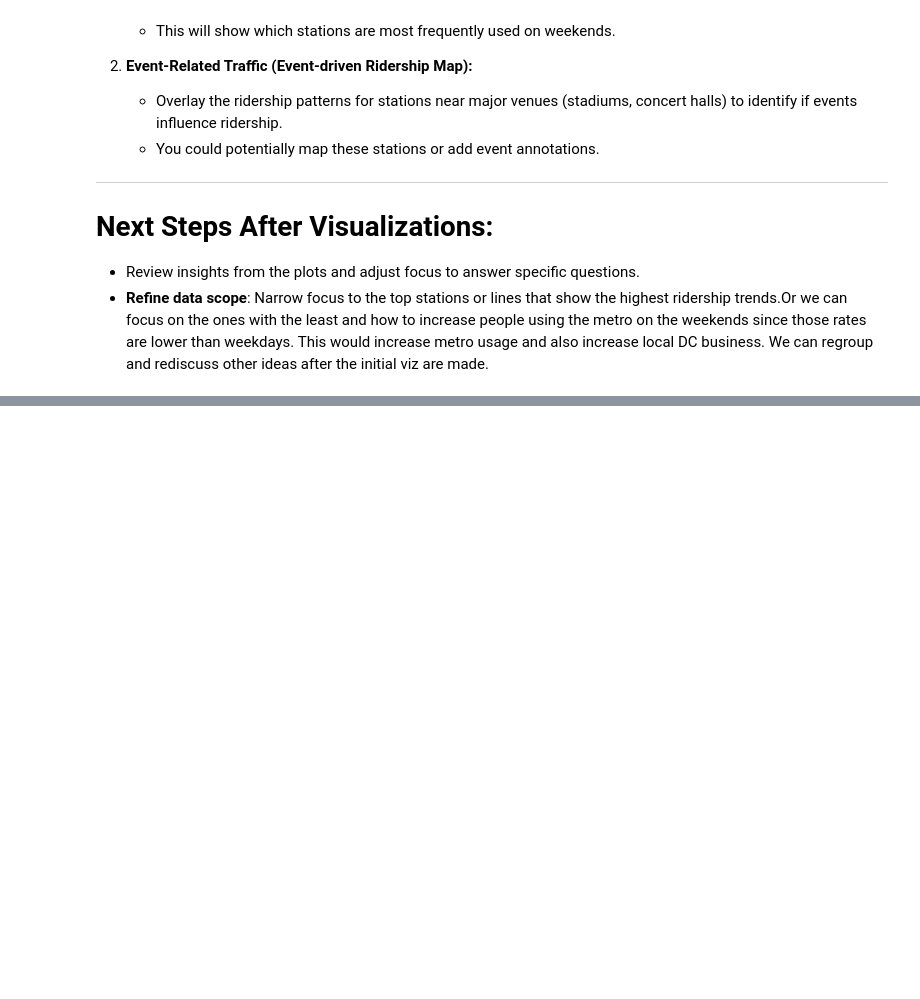
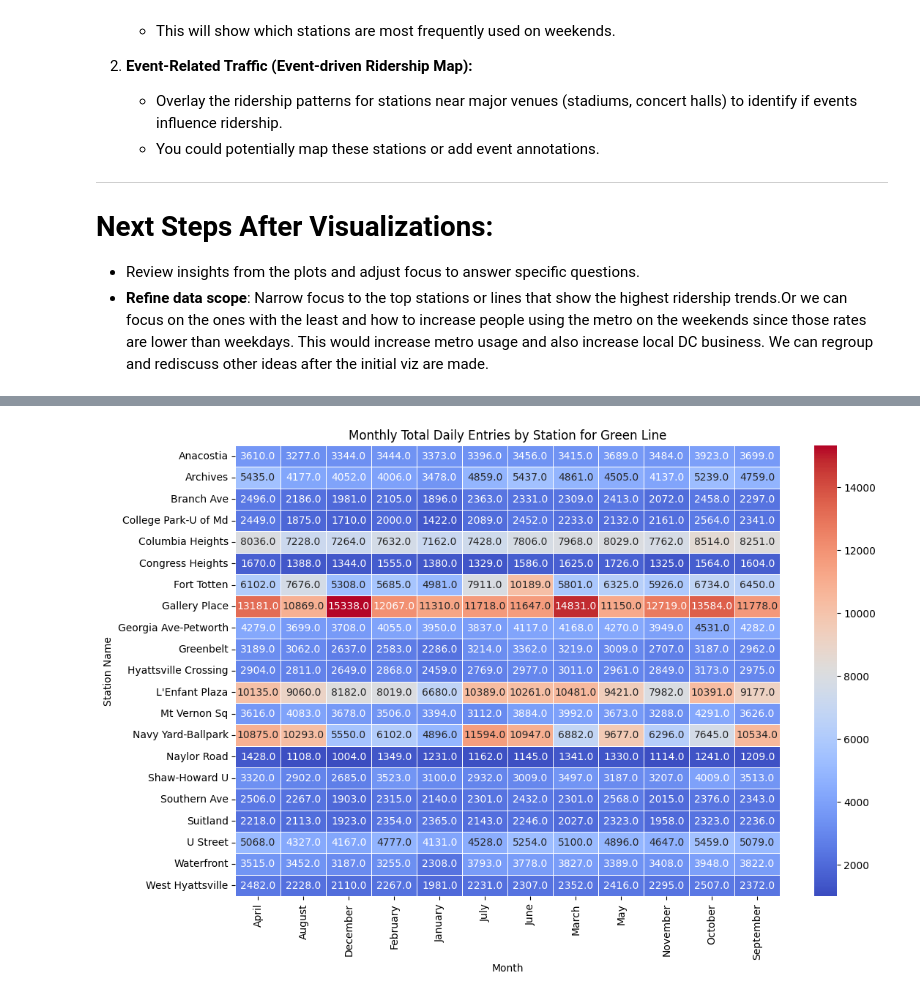
Before and after one commit to maya-mp/WMATA_Analysis, a Jupyter notebook: Info_Challenge/Initial_Viz/First_Visualizations.ipynb, the cells around one changed output, grey strips where cells are left out. Cells and saved outputs as stored; diff of their text form; code cells hidden in the pictures; blank space fills up the shorter version.

```diff
--- a/Info_Challenge/Initial_Viz/First_Visualizations.ipynb
+++ b/Info_Challenge/Initial_Viz/First_Visualizations.ipynb
@@ -225,0 +285,20 @@ Here are my ideas so far:
+# %%
+#utilizing metro stations specs df w/ the daily entries ones so I can display by Line in a heatmap
+
+# merge the dfs on 'Station Name'
+merged_df = av_by_month_df.merge(stations_df, left_on='Station Name', right_on='NAME', how='left')
+
+user_input_line = input("Enter the line color (e.g., green, blue, yellow): ")
+
+filtered_df = merged_df[merged_df['LINE'].str.contains(user_input_line, case=False, na=False)]
+
+pivot = filtered_df.pivot_table(index='Station Name', columns='MONTH', values='Total Daily Entries', aggfunc='mean')
+
+plt.figure(figsize=(12, 8))
+sns.heatmap(pivot, cmap='coolwarm', annot=True, fmt='.1f', linewidths=0.5)
+plt.title(f'Monthly Total Daily Entries by Station for {user_input_line.capitalize()} Line')
+plt.ylabel('Station Name')
+plt.xlabel('Month')
+plt.show()
+# %% [output]
+[figure, added]
```
Also changed, not shown: parts of 8 cells of this notebook, 1 other file.
